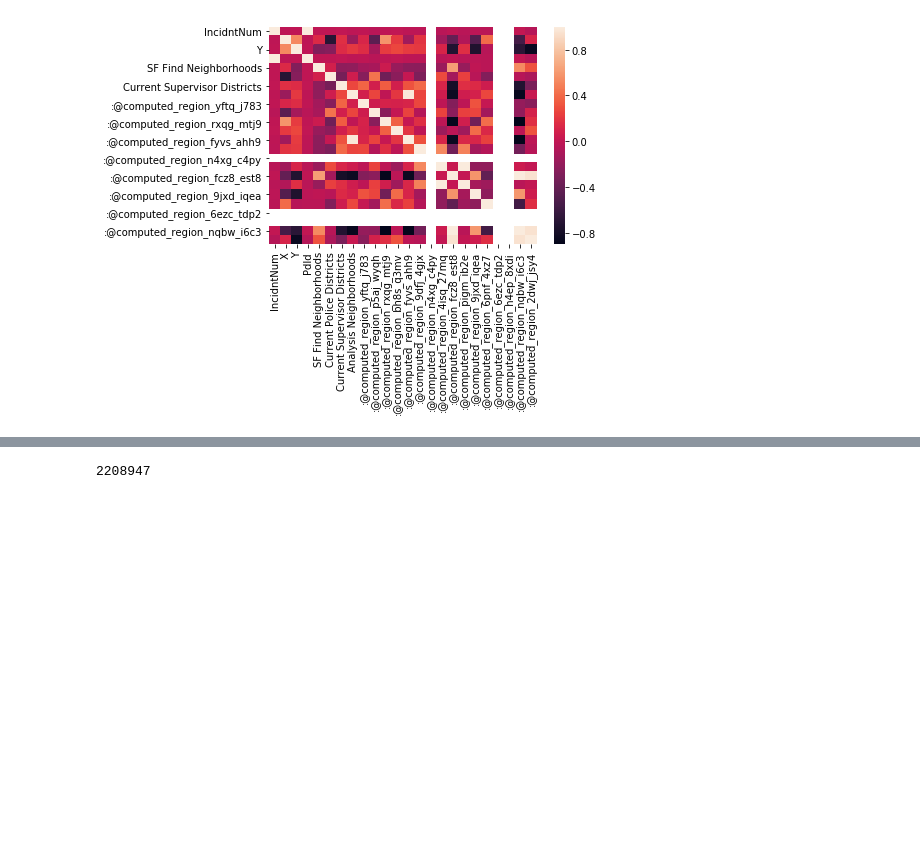
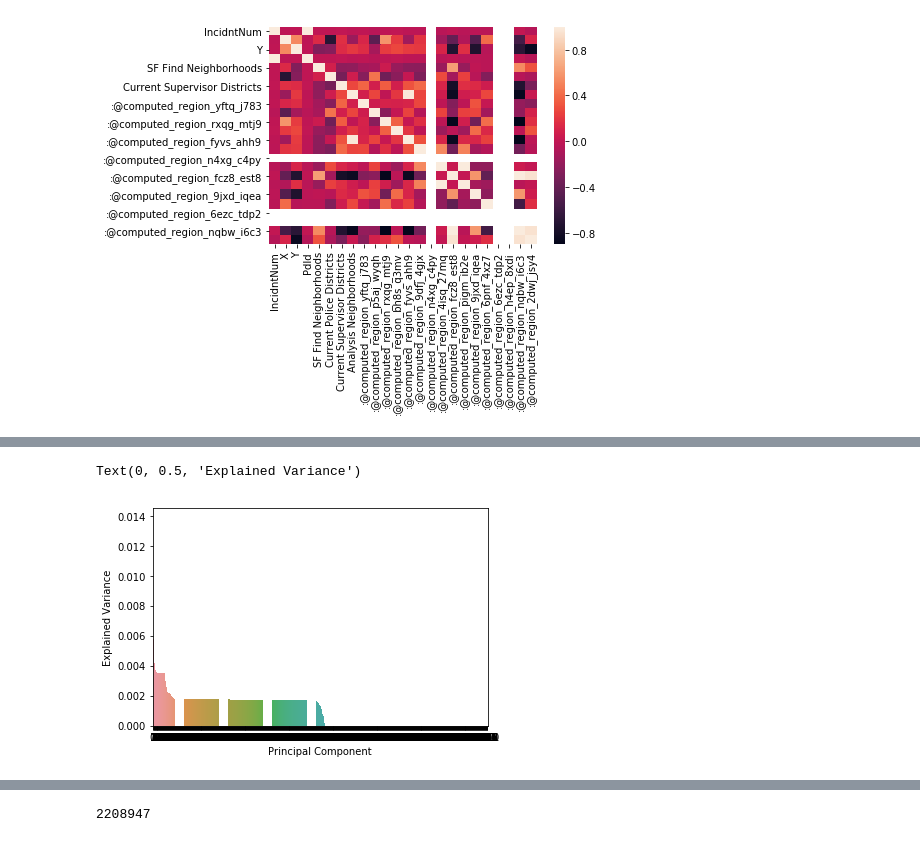
Before and after one commit to daericks/datasf, a Jupyter notebook: notebooks/initial_exploration.ipynb, the cells around one changed output, grey strips where cells are left out. Saved outputs shown, nothing was run; the diff lists cells and outputs as text; code cells hidden in the pictures; blank space fills up the shorter version.

```diff
--- a/notebooks/initial_exploration.ipynb
+++ b/notebooks/initial_exploration.ipynb
@@ -87,0 +110,8 @@ X_pca = pca.fit(df1).transform(df1)
+# %%
+pca.explained_variance_
+ax = sns.barplot(x=np.arange(len(pca.explained_variance_)), y=pca.explained_variance_/sum(pca.explained_variance_), )
+ax.set_xlabel('Principal Component')
+ax.set_ylabel('Explained Variance')
+# %% [output]
+Text(0, 0.5, 'Explained Variance')
+[figure, added]
```
Also changed, not shown: parts of 7 cells of this notebook.
